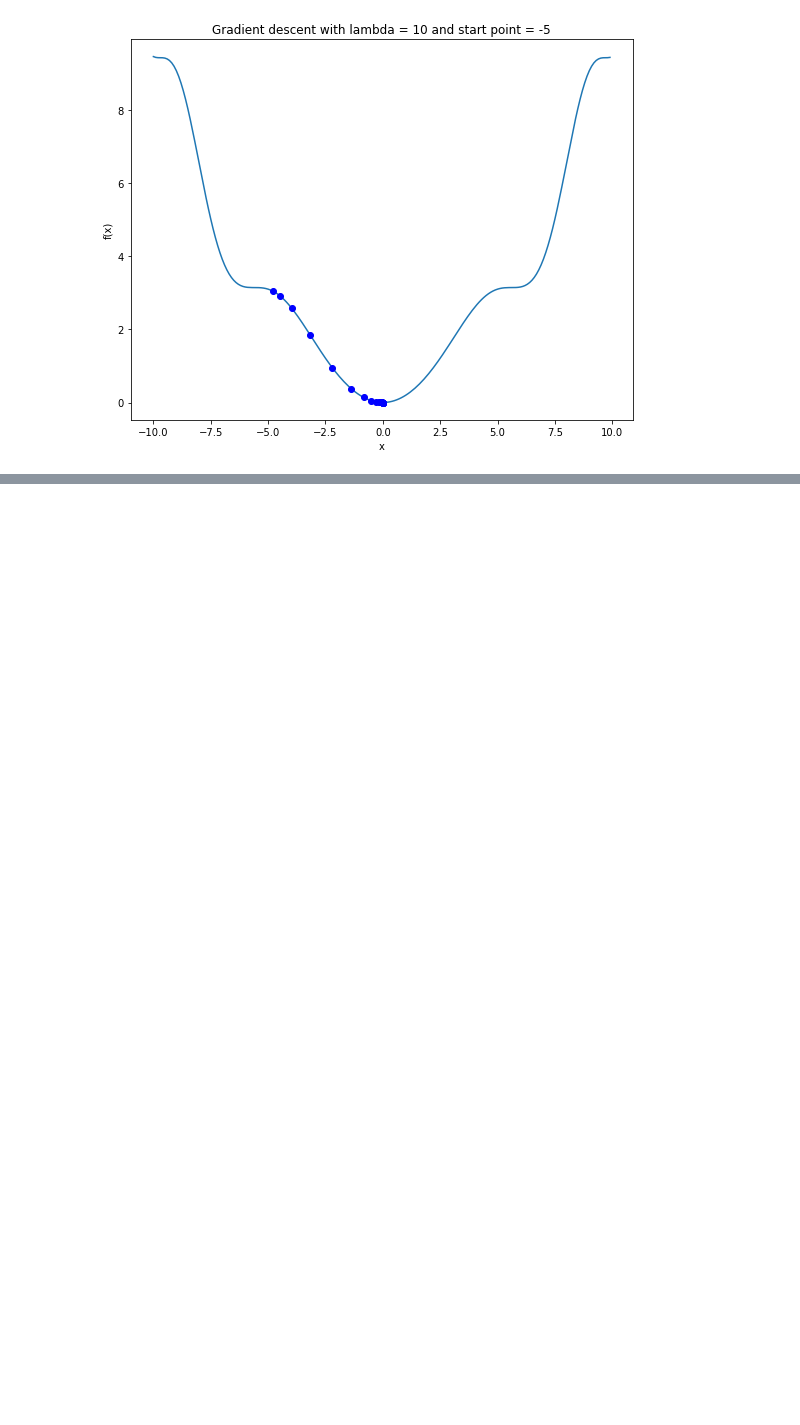
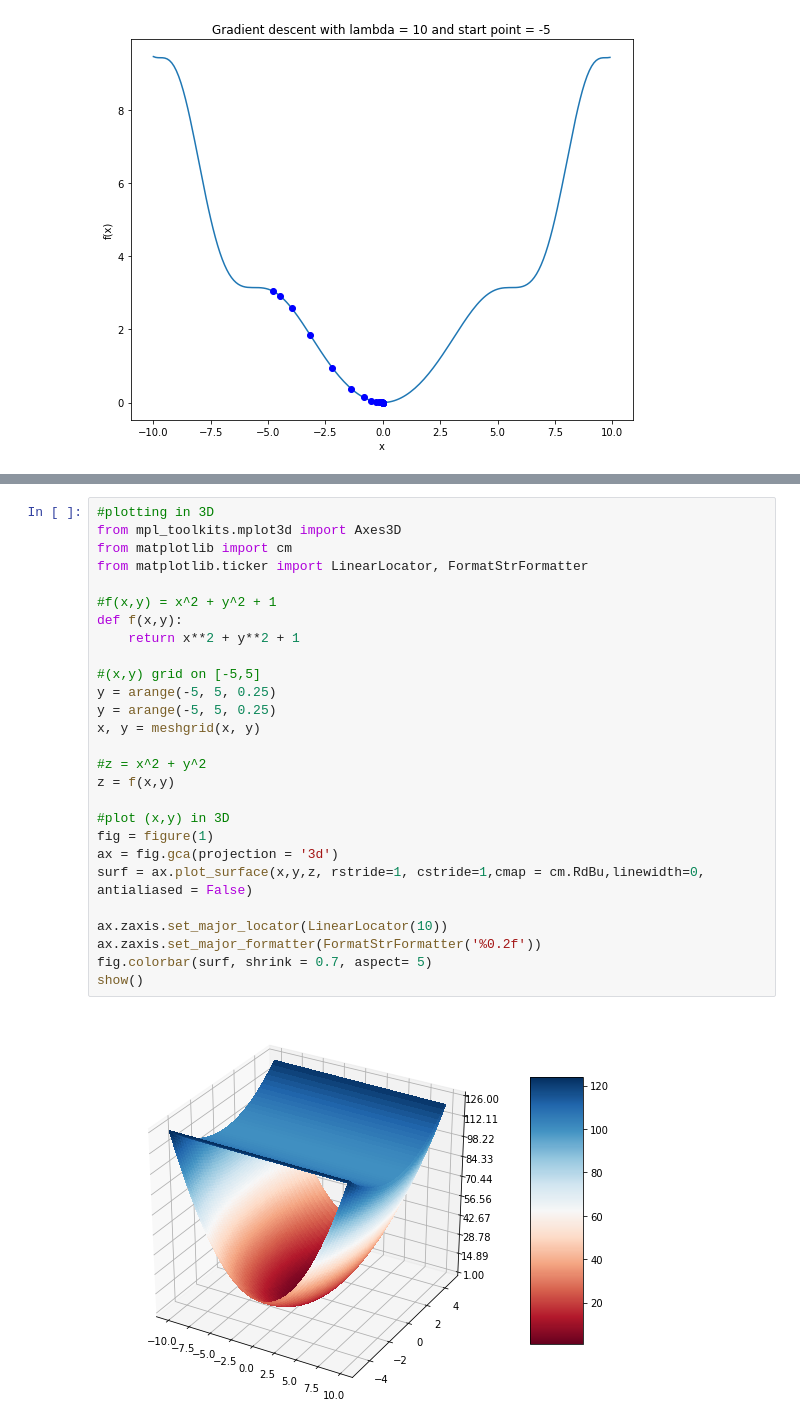
Before and after one commit to raushan9jnv/Pratice-Gradient-Descent, a Jupyter notebook: Pratice_Gradient_Descent_.ipynb, the cells around one changed output, grey strips where cells are left out. Saved outputs shown, nothing was run; the diff lists cells and outputs as text; blank space fills up the shorter version.

```diff
--- a/Pratice_Gradient_Descent_.ipynb
+++ b/Pratice_Gradient_Descent_.ipynb
@@ -135,0 +144,29 @@ plotf(x,grad_output[1],"Gradient descent with lambda = 10 and start point = -5")
+# %%
+#plotting in 3D
+from mpl_toolkits.mplot3d import Axes3D
+from matplotlib import cm
+from matplotlib.ticker import LinearLocator, FormatStrFormatter
+
+#f(x,y) = x^2 + y^2 + 1
+def f(x,y):
+    return x**2 + y**2 + 1
+
+#(x,y) grid on [-5,5]
+y = arange(-5, 5, 0.25)
+y = arange(-5, 5, 0.25)
+x, y = meshgrid(x, y)
+
+#z = x^2 + y^2
+z = f(x,y)
+
+#plot (x,y) in 3D
+fig = figure(1)
+ax = fig.gca(projection = '3d')
+surf = ax.plot_surface(x,y,z, rstride=1, cstride=1,cmap = cm.RdBu,linewidth=0, antialiased = False)
+
+ax.zaxis.set_major_locator(LinearLocator(10))
+ax.zaxis.set_major_formatter(FormatStrFormatter('%0.2f'))
+fig.colorbar(surf, shrink = 0.7, aspect= 5)
+show()
+# %% [output]
+[figure, added]
```
Also changed, not shown: parts of 2 cells of this notebook.
